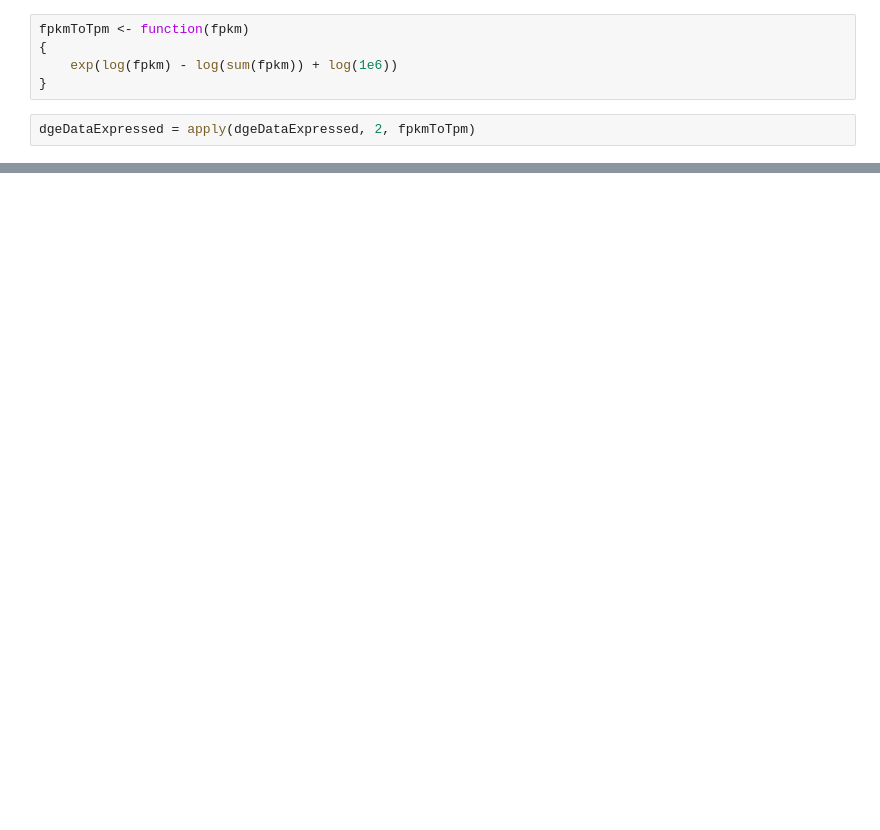
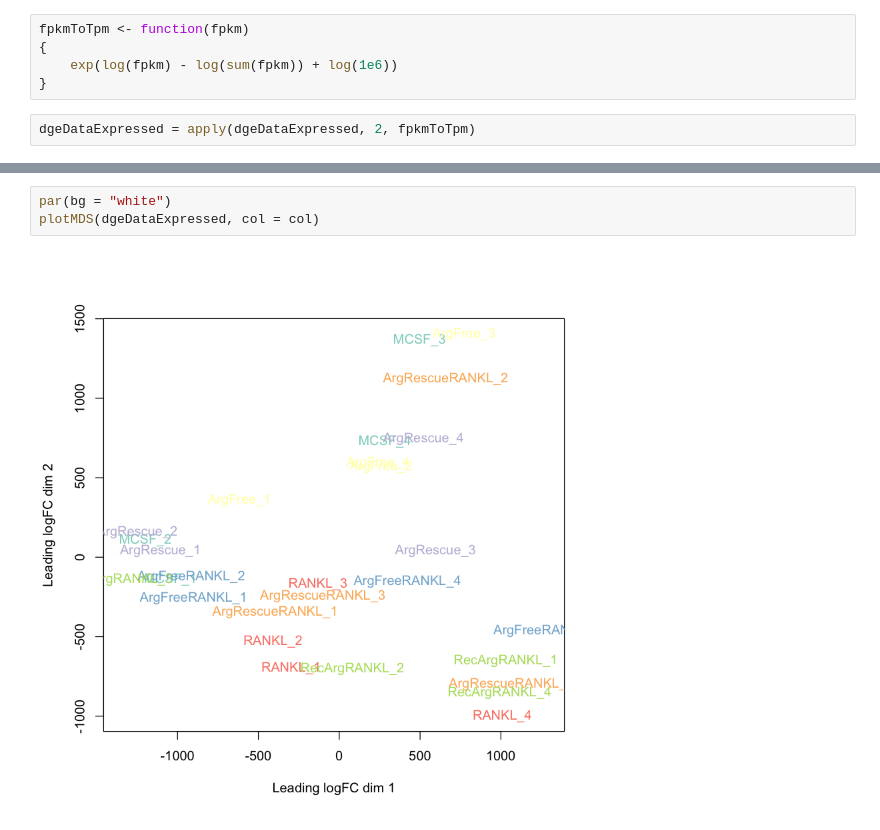
Before and after one commit to lvulliard/Brunner2019, a Jupyter notebook: RNA-DiffEq.ipynb, the cells around one changed output, grey strips where cells are left out. Drawn from its saved outputs; the diff is of its cells as text; blank space fills up the shorter version.

```diff
--- a/RNA-DiffEq.ipynb
+++ b/RNA-DiffEq.ipynb
@@ -255,0 +327,5 @@ legend("topright", rownames(dgeData$samples)[1:7], text.col=col, bty="n")
+# %%
+par(bg = "white")
+plotMDS(dgeDataExpressed, col = col)
+# %% [output]
+[figure, added]
```
Also changed, not shown: parts of 20 cells of this notebook.
